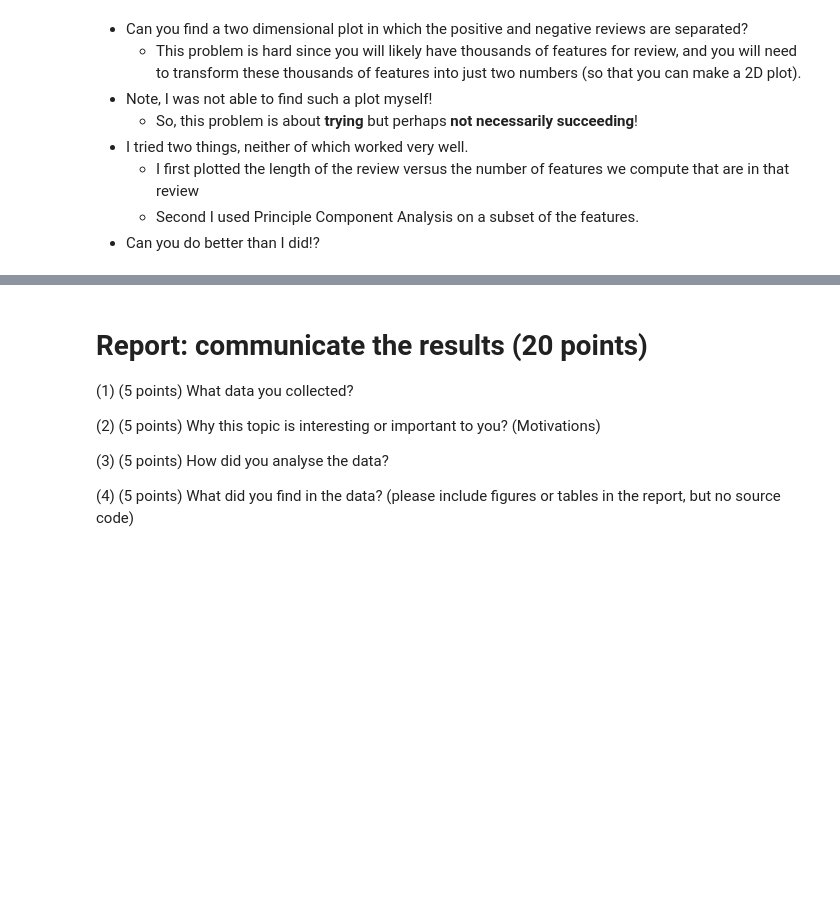
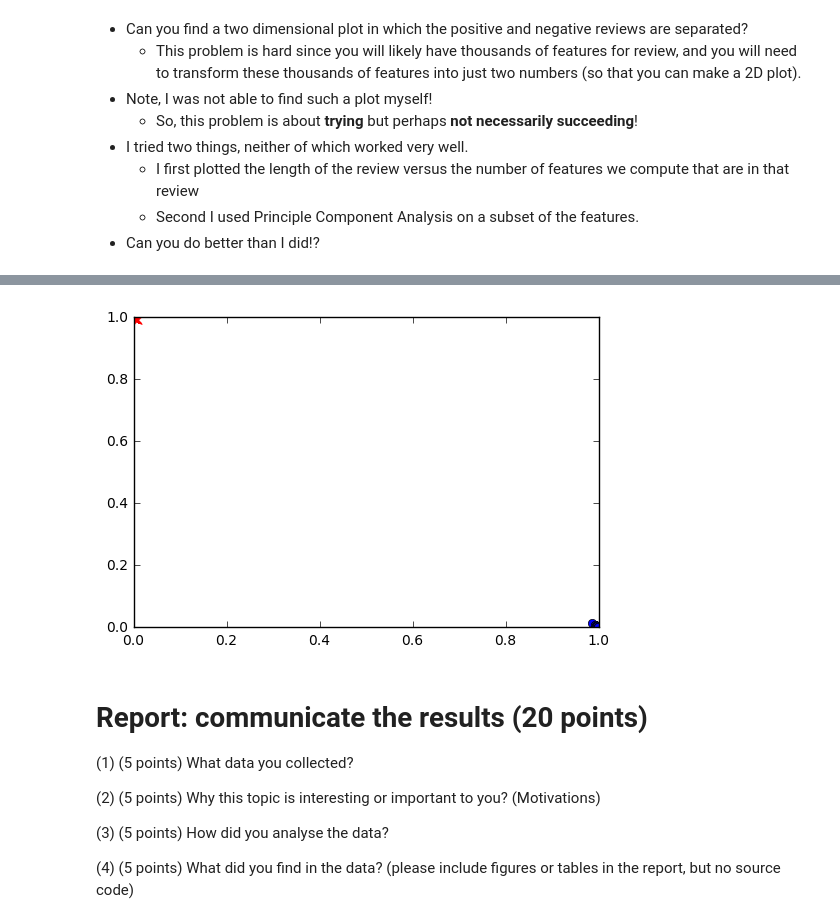
Before and after one commit to GuanxiongLiu/DS501, a Jupyter notebook: CaseStudy3/CaseStudy3.ipynb, the cells around one changed output, grey strips where cells are left out. Saved outputs shown, nothing was run; the diff lists cells and outputs as text; code cells hidden in the pictures; blank space fills up the shorter version.

```diff
--- a/CaseStudy3/CaseStudy3.ipynb
+++ b/CaseStudy3/CaseStudy3.ipynb
@@ -471,3 +599,15 @@ avg / total       0.88      0.88      0.88       500
+# %%
+neural_network = MLPClassifier()
+neural_network.fit(word_vector, dataset.target)
+y_prob = neural_network.predict_proba(word_vector)
+
+for value, target in zip(y_prob, dataset.target):
+    if target == 0:
+        plt.plot(value[0], value[1], 'bo')
+    else:
+        plt.plot(value[0], value[1], 'rx')
+# %% [output]
+[figure, added]
 # %% [markdown]
 # Report: communicate the results (20 points)
 
```
Also changed, not shown: parts of 6 cells of this notebook.
